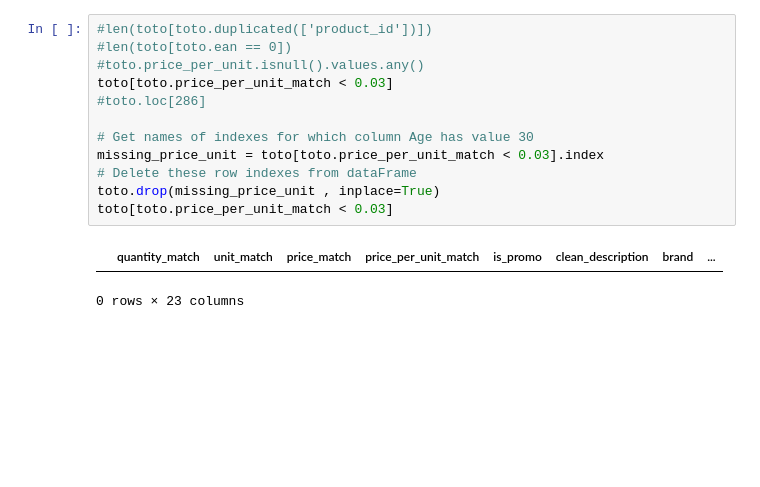
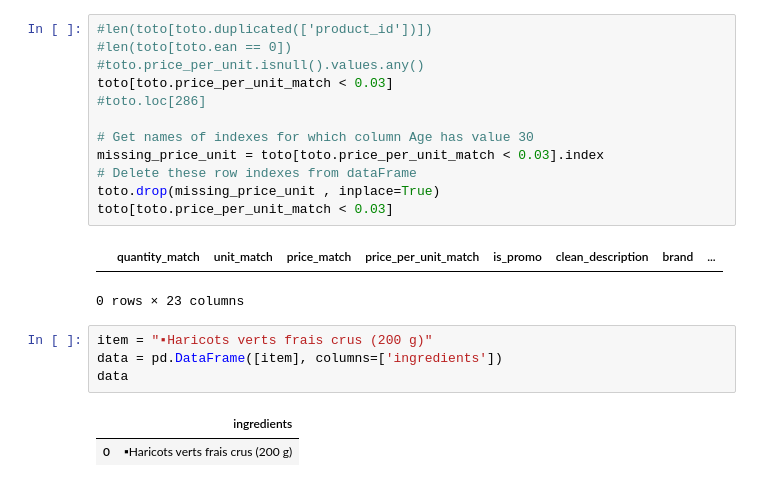
Before and after one commit to vsalamand/Notebooks, a Jupyter notebook: Tests for product parser.ipynb, the cells around one changed output. Saved outputs shown, nothing was run; the diff lists cells and outputs as text; blank space fills up the shorter version.

```diff
--- a/Tests for product parser.ipynb
+++ b/Tests for product parser.ipynb
@@ -202,3 +202,10 @@ toto[toto.price_per_unit_match < 0.03]
 # %% [output]
 |  | quantity_match | unit_match | price_match | price_per_unit_match | is_promo | clean_description | brand | ... |
 0 rows × 23 columns
+# %%
+item = "▪Haricots verts frais crus (200 g)"
+data = pd.DataFrame([item], columns=['ingredients'])
+data
+# %% [output]
+|  | ingredients |
+| 0 | ▪Haricots verts frais crus (200 g) |
```
Also changed, not shown: 4 other files.
